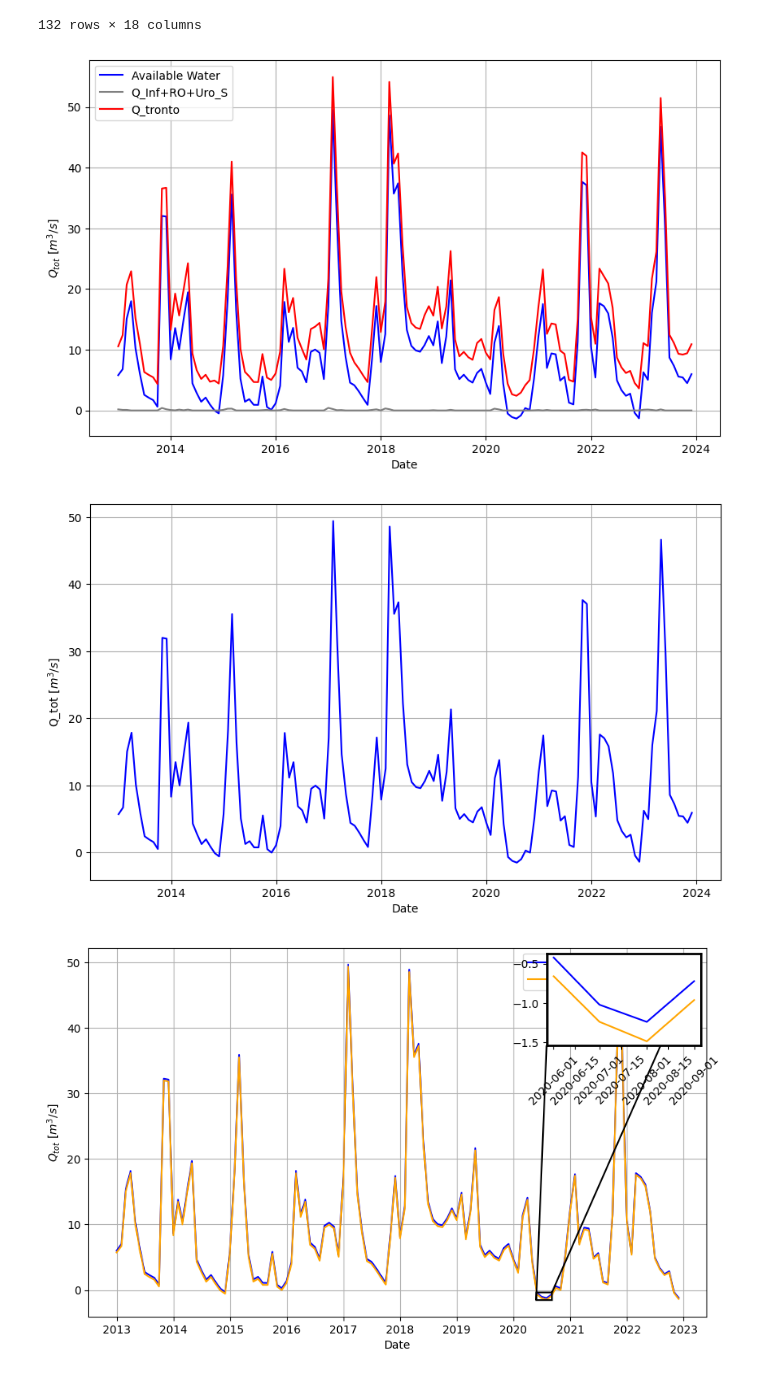
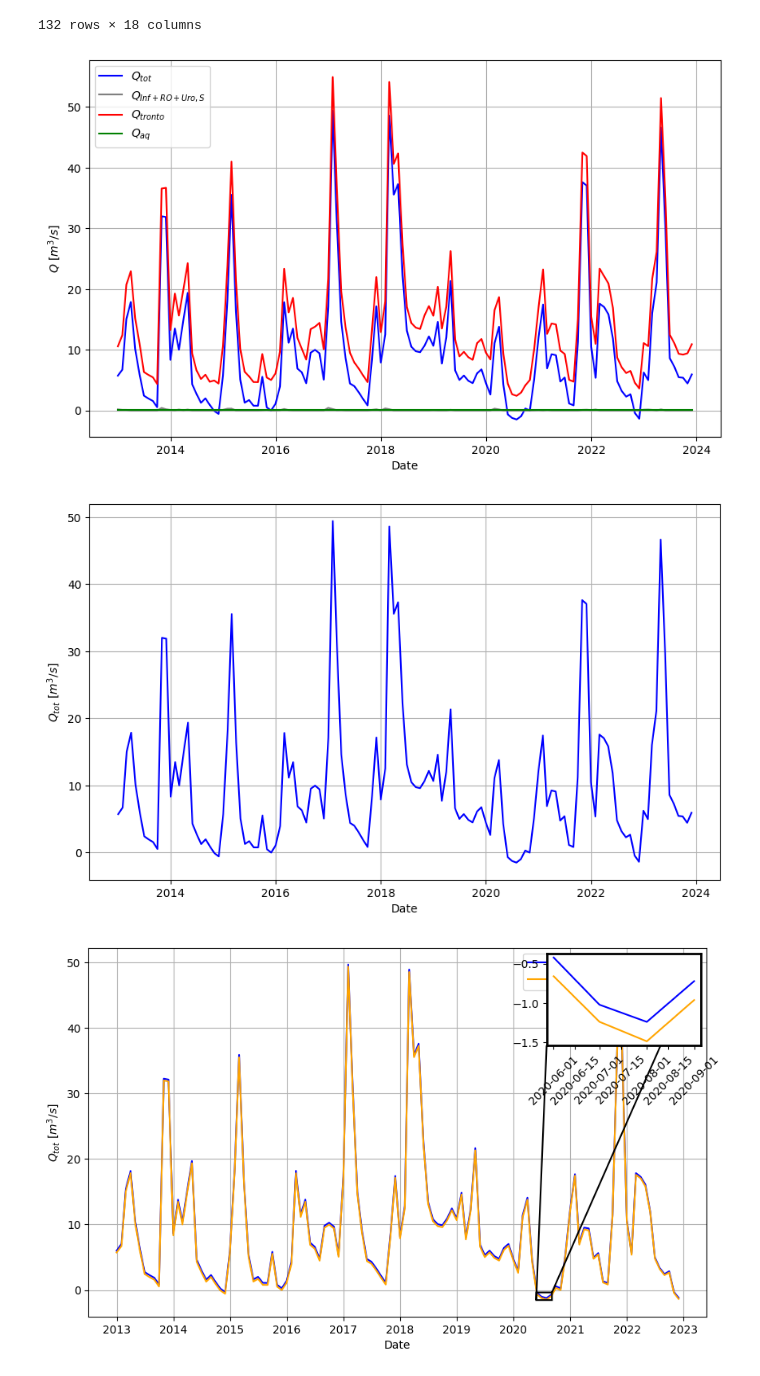
Before and after one commit to NicoloCiuccoli/NeuralProphet_Drought, a Jupyter notebook: code/Demand Index.ipynb, the cells around one changed output. Cells and saved outputs as stored; diff of their text form; code cells hidden in the pictures.

```diff
--- a/code/Demand Index.ipynb
+++ b/code/Demand Index.ipynb
@@ -23,30 +23,39 @@ Data
 132 rows × 18 columns
 # %%
 plt.figure(figsize=(10, 6))
-plt.plot(Data['Date'], Data['Net available discharge (-MEF)'], label='Available Water', color='blue')  # Parte nota
-plt.plot(Data['Date'], Data['Q_Inf+RO+Uro_S (m3/s)'], label='Q_Inf+RO+Uro_S', color='grey')  # Parte nota
-plt.plot(Data['Date'], Data['Q_tronto'], label='Q_tronto', color='red')  # Parte nota
-#plt.plot(Data['Date'], Data['Q_tot'], label='Available Water', color='green')  # Parte nota
-#plt.title('Availabe Water')
+
+plt.plot(Data['Date'], Data['Q_available-Q_demand '],
+         label=r'$Q_{tot}$', color='blue')
+
+plt.plot(Data['Date'], Data['Q_Inf+RO+Uro_S (m3/s)'],
+         label=r'$Q_{Inf+RO+Uro,S}$', color='grey')
+
+plt.plot(Data['Date'], Data['Q_tronto'],
+         label=r'$Q_{tronto}$', color='red')
+
+plt.plot(Data['Date'], Data['Aquifer discharge'],
+         label=r'$Q_{aq}$', color='green')
+
 plt.xlabel('Date')
-plt.ylabel('$Q_{tot}$ [$m^3/s$]')
+plt.ylabel(r'$Q$ [$m^3/s$]')
 plt.legend()
 plt.grid()
 plt.show()
 # %% [output]
-[figure, old version]
+[figure, new version]
 # %%
 plt.figure(figsize=(10, 6))
+
 plt.plot(Data['Date'], Data['Q_available-Q_demand '], label='Available Water', color='blue')
 #plt.axhline(y=0, color='red', linestyle='--')  # Vertical Line
 #plt.title('Availabe Water')
 plt.xlabel('Date')
-plt.ylabel('Q_tot [$m^3/s$]')
+plt.ylabel(r'$Q_{tot}$ [$m^3/s$]')
 #plt.legend()
 plt.grid()
 plt.show()
 # %% [output]
-[figure, old version]
+[figure, new version]
 # %%
 # Define the time interval for the zoom
 start_date_zoom = '2020-05-31'
```
Also changed, not shown: parts of 3 cells of this notebook.
